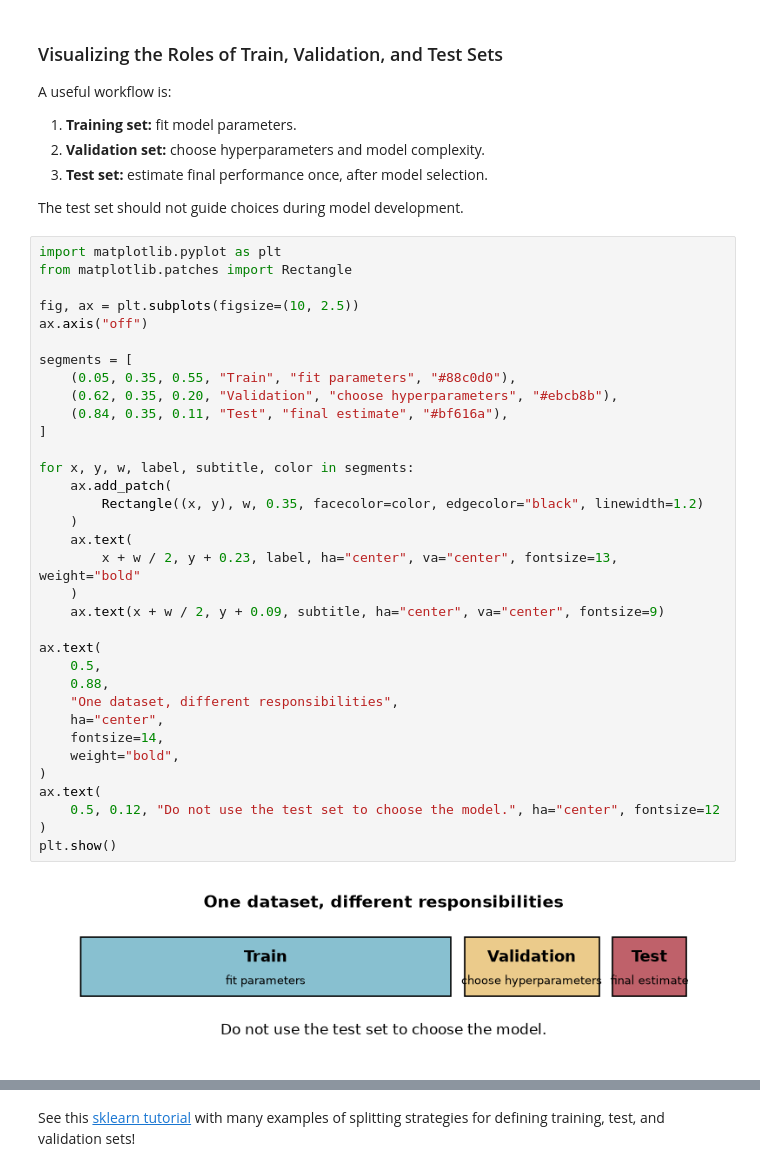
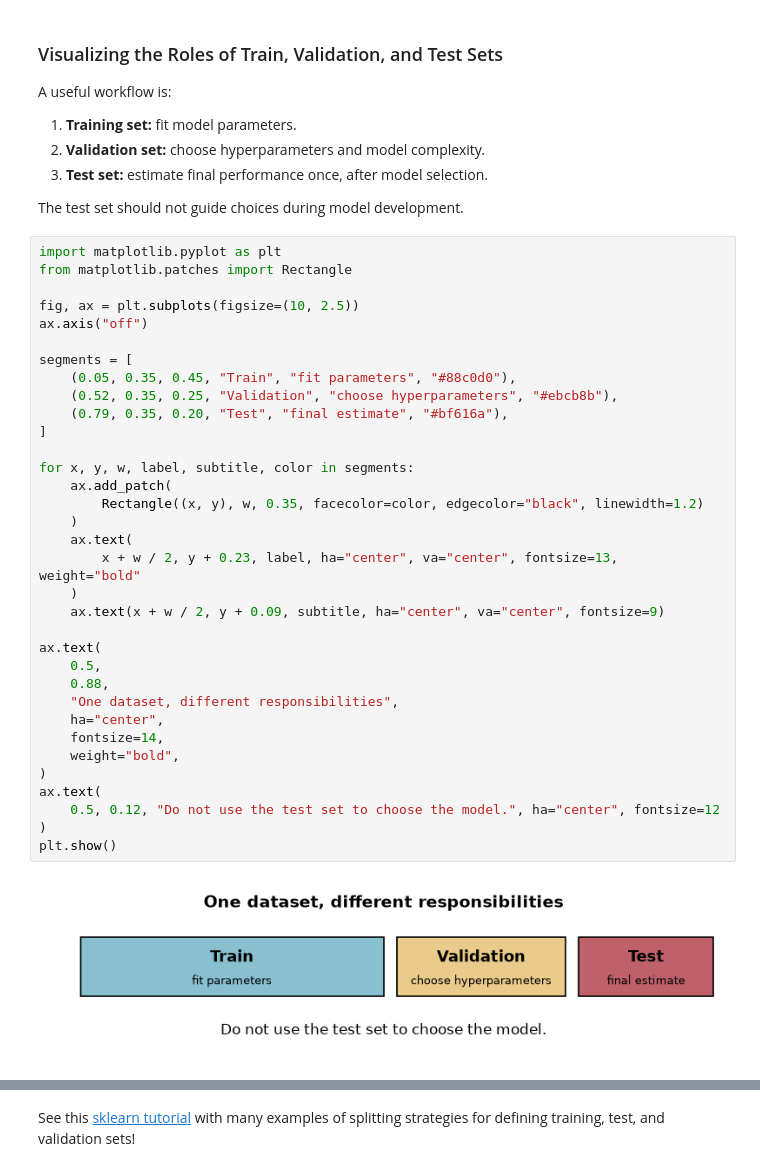
Before and after one commit to nerdslab/learningfromdata-quarto, a Jupyter notebook: notebooks/Notebook_2/Notebook_2b_Model_Selection.ipynb, the cells around one changed output, grey strips where cells are left out. Cells and saved outputs as stored; diff of their text form.

```diff
--- a/notebooks/Notebook_2/Notebook_2b_Model_Selection.ipynb
+++ b/notebooks/Notebook_2/Notebook_2b_Model_Selection.ipynb
@@ -738,37 +754,37 @@ import matplotlib.pyplot as plt
 from matplotlib.patches import Rectangle
 
 fig, ax = plt.subplots(figsize=(10, 2.5))
 ax.axis("off")
 
 segments = [
-    (0.05, 0.35, 0.55, "Train", "fit parameters", "#88c0d0"),
-    (0.62, 0.35, 0.20, "Validation", "choose hyperparameters", "#ebcb8b"),
-    (0.84, 0.35, 0.11, "Test", "final estimate", "#bf616a"),
+    (0.05, 0.35, 0.45, "Train", "fit parameters", "#88c0d0"),
+    (0.52, 0.35, 0.25, "Validation", "choose hyperparameters", "#ebcb8b"),
+    (0.79, 0.35, 0.20, "Test", "final estimate", "#bf616a"),
 ]
 
 for x, y, w, label, subtitle, color in segments:
     ax.add_patch(
         Rectangle((x, y), w, 0.35, facecolor=color, edgecolor="black", linewidth=1.2)
     )
     ax.text(
         x + w / 2, y + 0.23, label, ha="center", va="center", fontsize=13, weight="bold"
     )
     ax.text(x + w / 2, y + 0.09, subtitle, ha="center", va="center", fontsize=9)
 
 ax.text(
     0.5,
     0.88,
     "One dataset, different responsibilities",
     ha="center",
     fontsize=14,
     weight="bold",
 )
 ax.text(
     0.5, 0.12, "Do not use the test set to choose the model.", ha="center", fontsize=12
 )
 plt.show()
 # %% [output]
-[figure, old version]
+[figure, new version]
 # %% [markdown]
 ![Train-test-cross-validation-split-methodology-used-in-this-paper-The-first-operation.jpg](embedded-picture-1)
 # %% [markdown]
```
Also changed, not shown: parts of 4 cells of this notebook, 2 other files.
